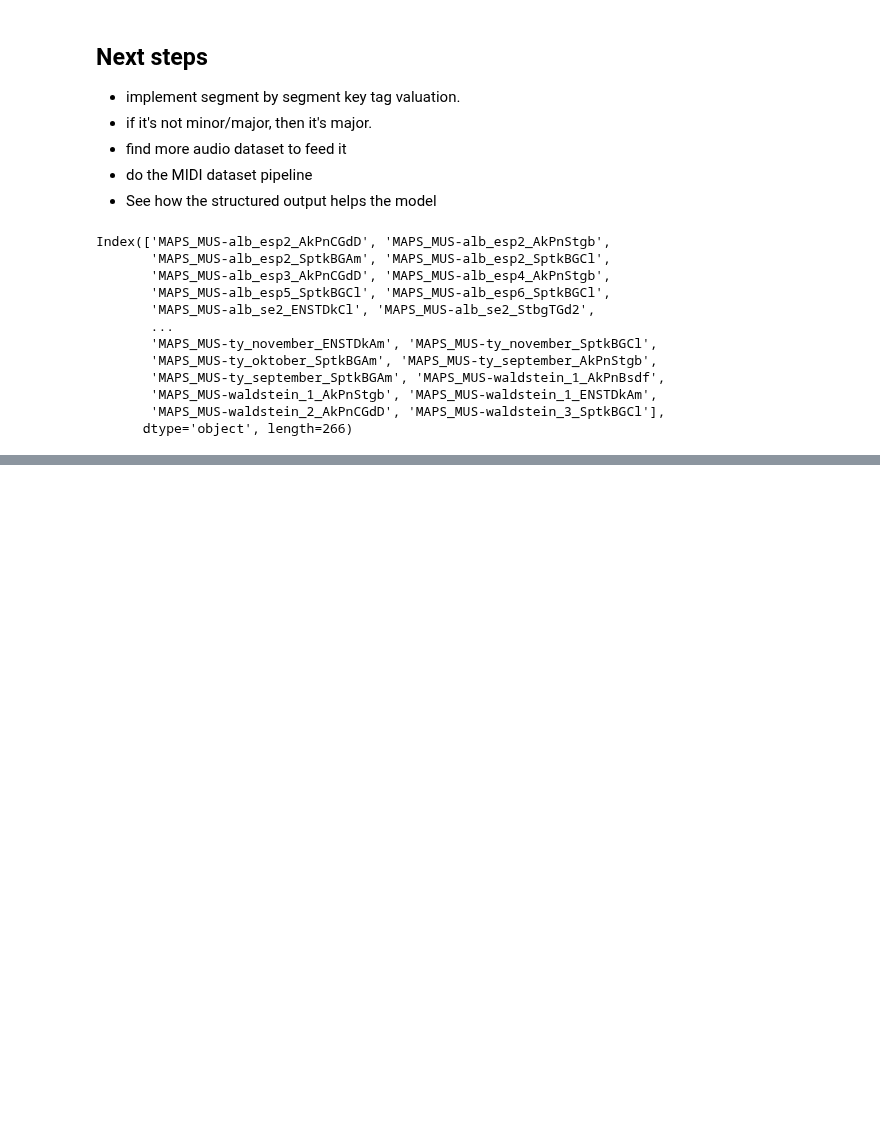
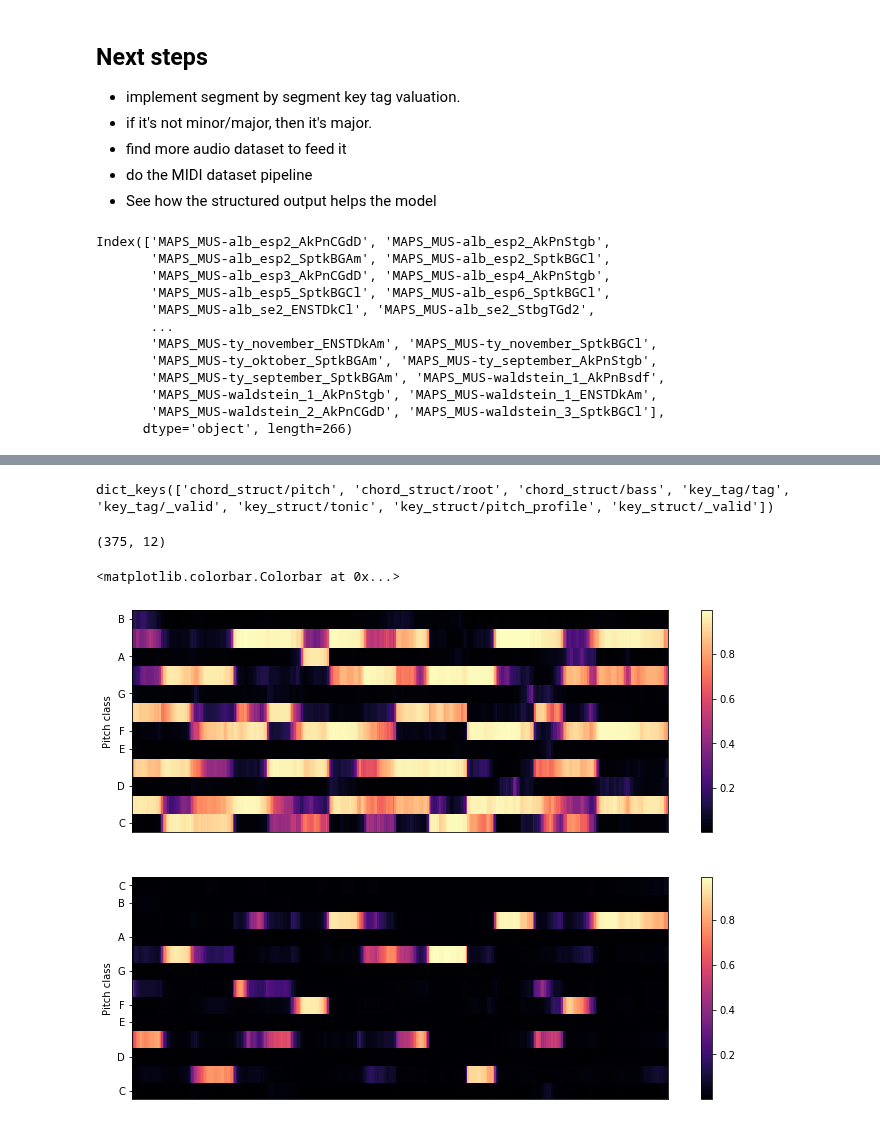
Before and after one commit to tomxi/crema, a Jupyter notebook: training/keys/03_madmom_test.ipynb, the cells around one changed output, grey strips where cells are left out. Cells and saved outputs as stored; diff of their text form; code cells hidden in the pictures; blank space fills up the shorter version.

```diff
--- a/training/keys/03_madmom_test.ipynb
+++ b/training/keys/03_madmom_test.ipynb
@@ -73,0 +58,4 @@ W0923 17:00:29.662163 4605605312 deprecation_wrapper.py:119] From /Users/tom/.py
+# %%
+mka = MadmomKeyAnalyzer()
+cka_gs = CremaKeyAnalyzer(model_weights='gs_model.h5')
+cka_gs_aug = CremaKeyAnalyzer(model_weights='gs_aug_model.h5')
@@ -230,0 +313,3 @@ amaps_result
+# %%
+aud_path = os.path.join(GS_HOME, gs_index.audio_mic_duo['04_Jazz2-110-Bb'])
+jam_path = os.path.join(GS_HOME, gs_index.jams_solo['04_Jazz2-110-Bb'])
@@ -230,0 +319,22 @@ amaps_result
+# %%
+gs_feature = cka_gs_aug.model.pump.transform(audio_f=aud_path, jam=jam_path)
+# %%
+gs_feature.keys()
+# %% [output]
+dict_keys(['chord_struct/pitch', 'chord_struct/root', 'chord_struct/bass', 'key_tag/tag', 'key_tag/_valid', 'key_struct/tonic', 'key_struct/pitch_profile', 'key_struct/_valid'])
+# %%
+gs_feature['chord_struct/pitch'].squeeze().shape
+# %% [output]
+(375, 12)
+# %%
+plt.figure(figsize=[12, 9])
+
+plt.subplot(2, 1, 1)
+librosa.display.specshow(gs_feature['chord_struct/pitch'].squeeze().T, y_axis='chroma')
+plt.colorbar()
+plt.subplot(2, 1, 2)
+librosa.display.specshow(gs_feature['chord_struct/root'].squeeze().T, y_axis='chroma')
+plt.colorbar()
+# %% [output]
+<matplotlib.colorbar.Colorbar at 0x...>
+[figure, added]
```
Also changed, not shown: parts of 23 cells of this notebook.
